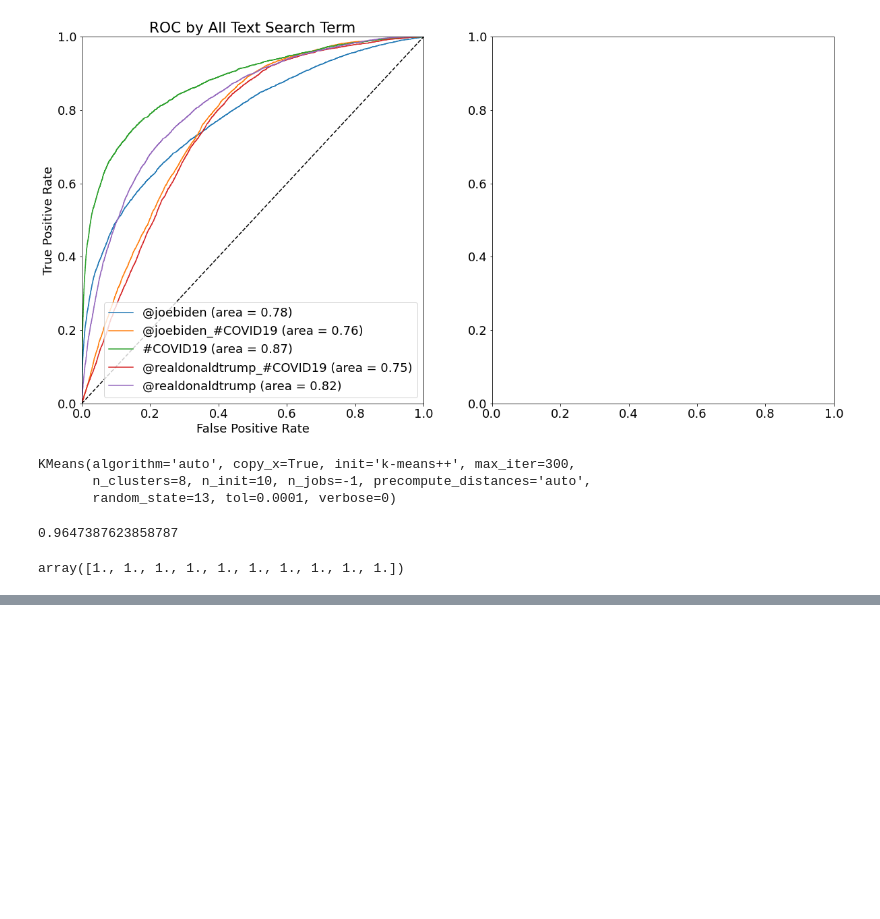
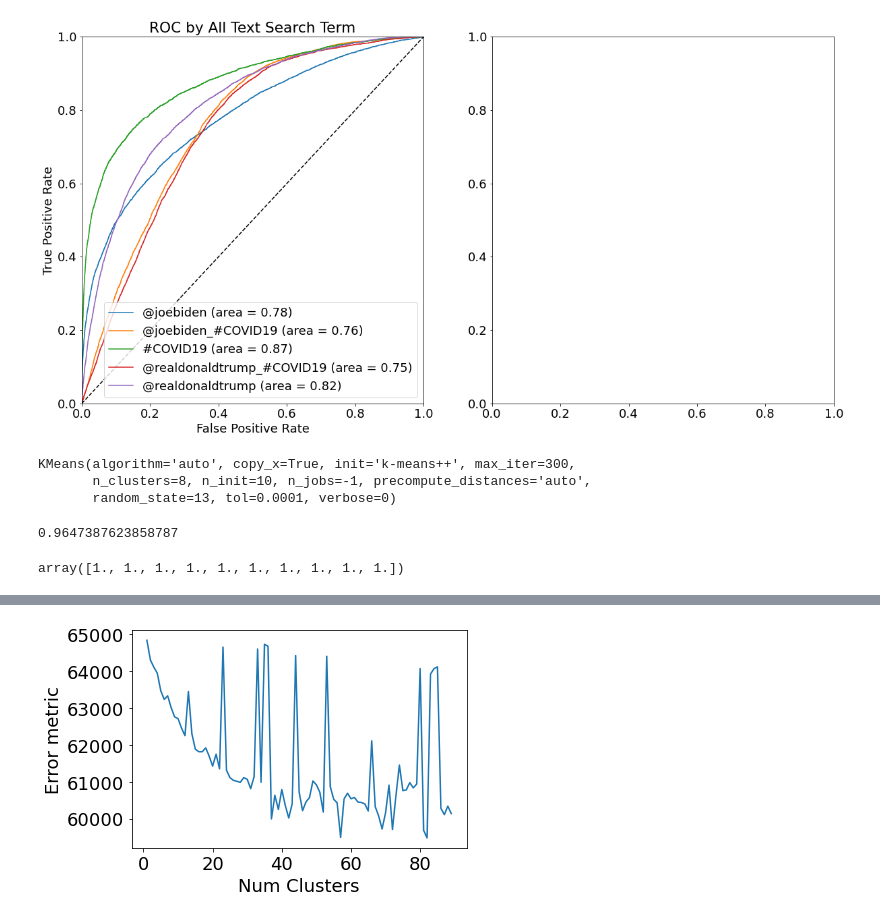
Before and after one commit to connorslagle/micro-blog-demo-targeting, a Jupyter notebook: notebooks/Untitled.ipynb, the cells around one changed output, grey strips where cells are left out. Saved outputs shown, nothing was run; the diff lists cells and outputs as text; code cells hidden in the pictures; blank space fills up the shorter version.

```diff
--- a/notebooks/Untitled.ipynb
+++ b/notebooks/Untitled.ipynb
@@ -690,0 +693,18 @@ plt.show()
+# %%
+from sklearn.cluster import MiniBatchKMeans
+
+ks = np.arange(1,90)
+dists_mkm = np.ones(ks.shape)
+
+for i,k in enumerate(ks):
+    mini_kmeans = MiniBatchKMeans(n_clusters=k, random_state=13)
+    mini_kmeans.fit(X_train)
+    dists_mkm[i] = mini_kmeans.inertia_
+# %%
+fig, ax = plt.subplots()
+ax.plot(ks, dists_mkm)
+ax.set_xlabel('Num Clusters')
+ax.set_ylabel('Error metric')
+plt.show()
+# %% [output]
+[figure, added]
```
Also changed, not shown: parts of 2 cells of this notebook.
